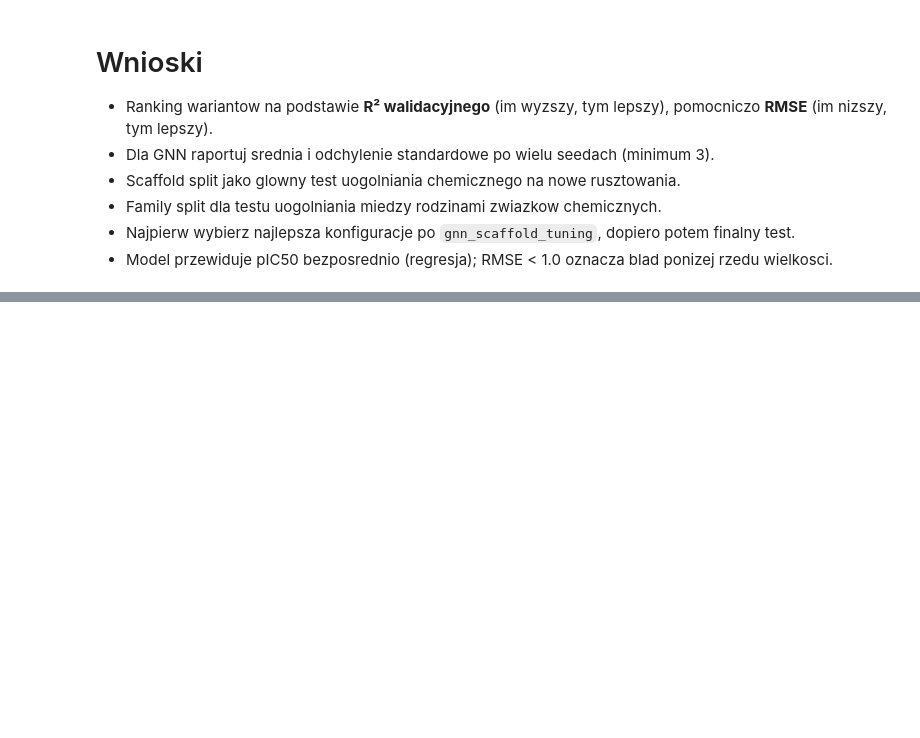
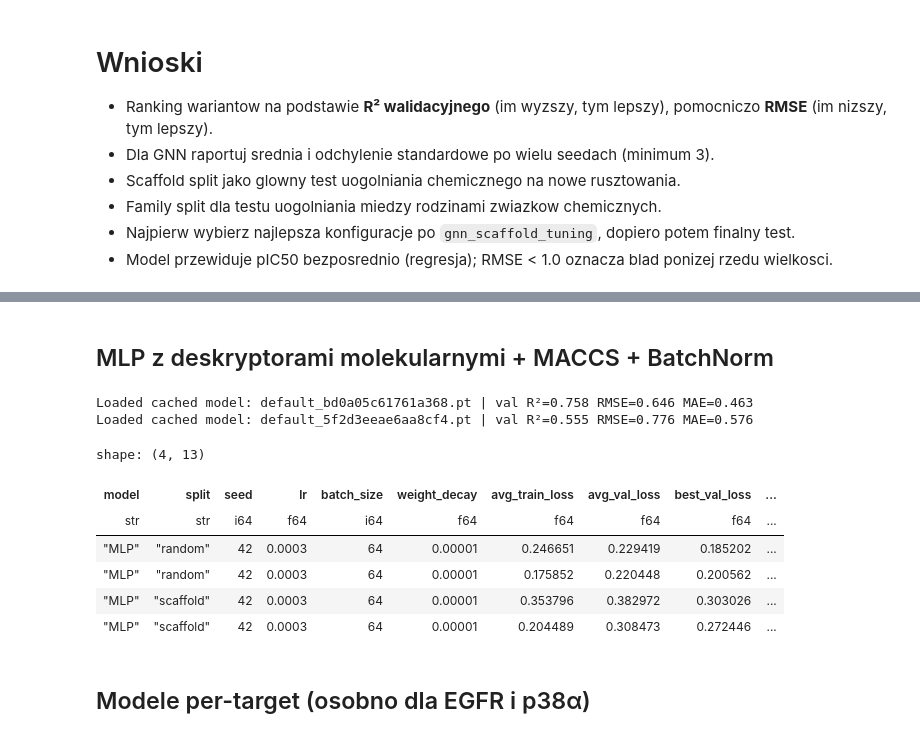
Before and after one commit to Sharens/ml_chembl, a Jupyter notebook: notebooks/learning.ipynb, the cells around one changed output, grey strips where cells are left out. Drawn from its saved outputs; the diff is of its cells as text; code cells hidden in the pictures; blank space fills up the shorter version.

```diff
--- a/notebooks/learning.ipynb
+++ b/notebooks/learning.ipynb
@@ -292,0 +286,31 @@ shape: (4, 10)
+# %% [markdown]
+## MLP z deskryptorami molekularnymi + MACCS + BatchNorm
+# %%
+DESCRIPTOR_COLS = ["mw_freebase", "alogp", "hba", "hbd", "psa", "rtb", "aromatic_rings", "qed_weighted"]
+
+MLP_ENHANCED_SPECS = [
+    {"model_type": "MLP", "split_type": "random",   "df_fp": df_clean, "log_mlflow": True, "evaluate_test": False,
+     "mlp_descriptor_cols": DESCRIPTOR_COLS, "mlp_use_maccs": True, "mlp_use_batch_norm": True},
+    {"model_type": "MLP", "split_type": "scaffold", "df_fp": df_clean, "log_mlflow": True, "evaluate_test": False,
+     "mlp_descriptor_cols": DESCRIPTOR_COLS, "mlp_use_maccs": True, "mlp_use_batch_norm": True},
+]
+mlp_enhanced_results = run_parallel_trainings(MLP_ENHANCED_SPECS, max_workers=2)
+# %% [output]
+Loaded cached model: default_bd0a05c61761a368.pt | val R²=0.758 RMSE=0.646 MAE=0.463
+Loaded cached model: default_5f2d3eeae6aa8cf4.pt | val R²=0.555 RMSE=0.776 MAE=0.576
+# %%
+if results_table:
+    df_mlp_enh = pl.DataFrame(results_table).filter(pl.col("model") == "MLP")
+    display(df_mlp_enh.select(SUMMARY_COLS).sort("r2_val", descending=True))
+else:
+    print("Brak wynikow.")
+# %% [output]
+shape: (4, 13)
+| model | split | seed | lr | batch_size | weight_decay | avg_train_loss | avg_val_loss | best_val_loss | ... |
+| str | str | i64 | f64 | i64 | f64 | f64 | f64 | f64 | ... |
+| "MLP" | "random" | 42 | 0.0003 | 64 | 0.00001 | 0.246651 | 0.229419 | 0.185202 | ... |
+| "MLP" | "random" | 42 | 0.0003 | 64 | 0.00001 | 0.175852 | 0.220448 | 0.200562 | ... |
+| "MLP" | "scaffold" | 42 | 0.0003 | 64 | 0.00001 | 0.353796 | 0.382972 | 0.303026 | ... |
+| "MLP" | "scaffold" | 42 | 0.0003 | 64 | 0.00001 | 0.204489 | 0.308473 | 0.272446 | ... |
+# %% [markdown]
+## Modele per-target (osobno dla EGFR i p38α)
```
Also changed, not shown: parts of 13 cells of this notebook, 12 other files.
